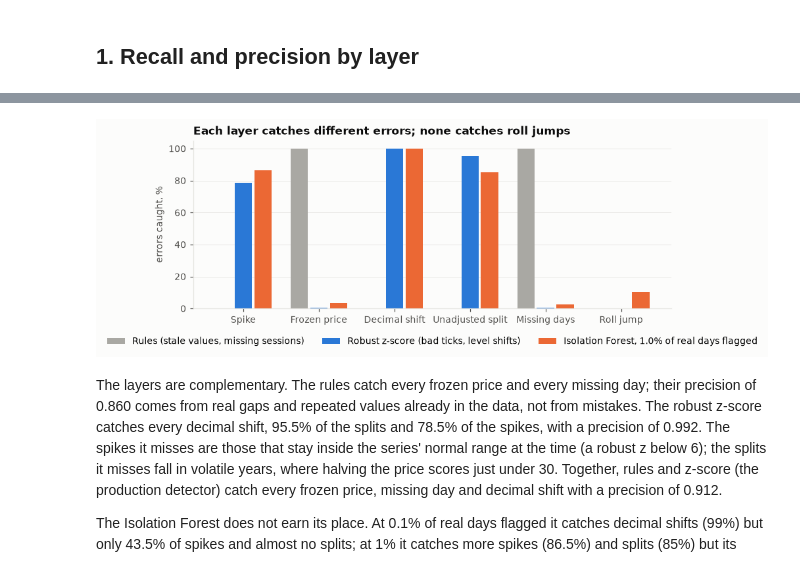
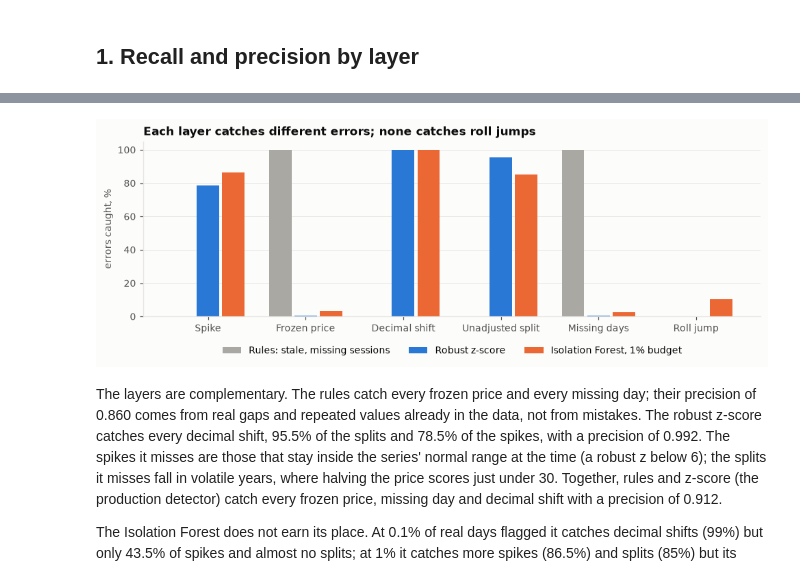
Before and after one commit to MedChahb/market_risk_monitor, a Jupyter notebook: notebooks/07_anomalies.ipynb, the cells around one changed output, grey strips where cells are left out. Drawn from its saved outputs; the diff is of its cells as text; code cells hidden in the pictures.

```diff
--- a/notebooks/07_anomalies.ipynb
+++ b/notebooks/07_anomalies.ipynb
@@ -80,35 +80,35 @@ table.round(3)
 # %%
 shown = {
-    "Rules (stale values, missing sessions)": "#a9a8a3",
-    "Robust z-score (bad ticks, level shifts)": "#2a78d6",
-    "Isolation Forest, 1.0% of real days flagged": "#eb6834",
+    "Rules: stale, missing sessions": "#a9a8a3",
+    "Robust z-score": "#2a78d6",
+    "Isolation Forest, 1% budget": "#eb6834",
 }
 fig, ax = plt.subplots(figsize=(9, 3.4))
 ax.set_axisbelow(True)
 width = 0.26
 for offset, (layer, color) in enumerate(shown.items()):
     values = (
         evaluation.set_index("layer")
         .loc[layer, [f"recall_{kind}" for kind in ERROR_TYPES]]
         .to_numpy(dtype=float)
     )
     ax.bar(
         np.arange(len(ERROR_TYPES)) + (offset - 1) * width,
         values * 100,
         width=width - 0.03,
         color=color,
         label=layer,
     )
 ax.set_xticks(range(len(ERROR_TYPES)), list(ERROR_TYPES.values()))
 ax.set_ylabel("errors caught, %")
 ax.set_ylim(0, 105)
 ax.set_title("Each layer catches different errors; none catches roll jumps")
 ax.legend(loc="upper center", ncol=3, bbox_to_anchor=(0.5, -0.12))
 ax.grid(axis="x", visible=False)
 plt.tight_layout()
 plt.show()
 # %% [output]
-[figure, old version]
+[figure, new version]
 # %% [markdown]
 The layers are complementary. The rules catch every frozen price and every missing day; their precision of 0.860 comes from real gaps and repeated values already in the data, not from mistakes. The robust z-score catches every decimal shift, 95.5% of the splits and 78.5% of the spikes, with a precision of 0.992. The spikes it misses are those that stay inside the series' normal range at the time (a robust z below 6); the splits it misses fall in volatile years, where halving the price scores just under 30. Together, rules and z-score (the production detector) catch every frozen price, missing day and decimal shift with a precision of 0.912.
 
```
Also changed, not shown: parts of 2 cells of this notebook, 1 other file.
